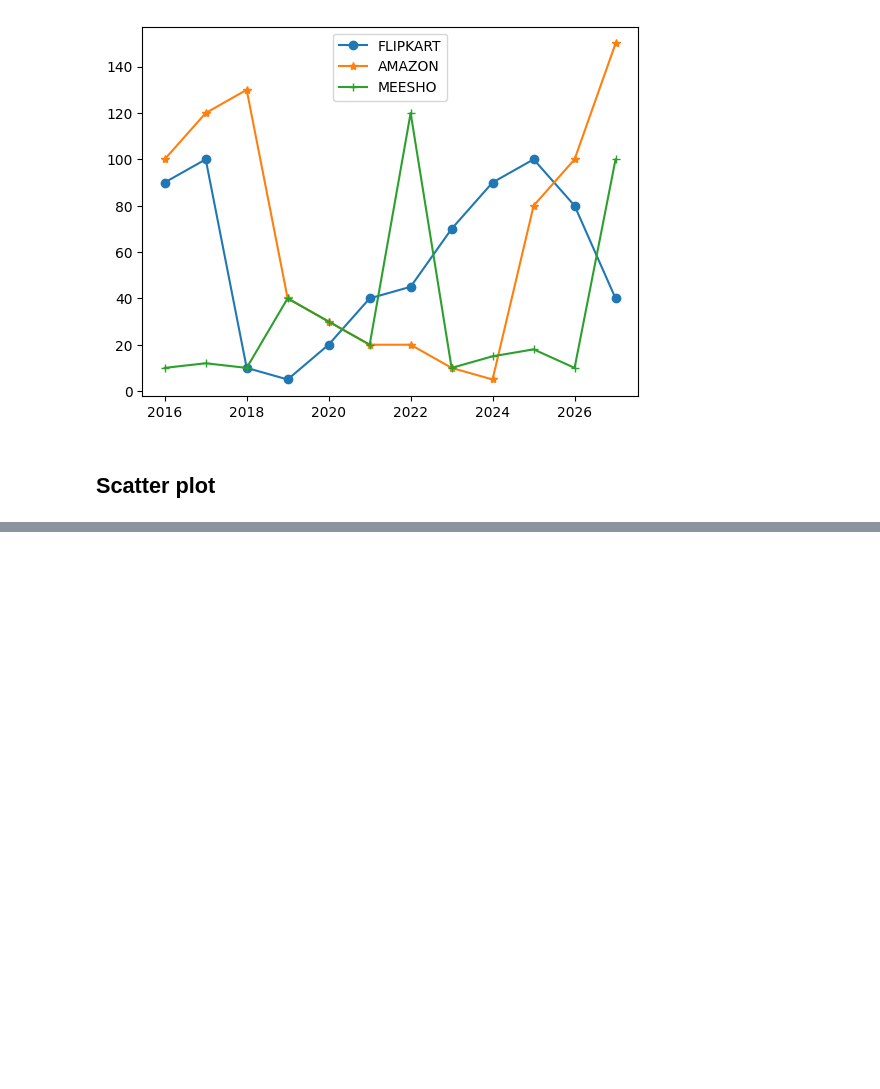
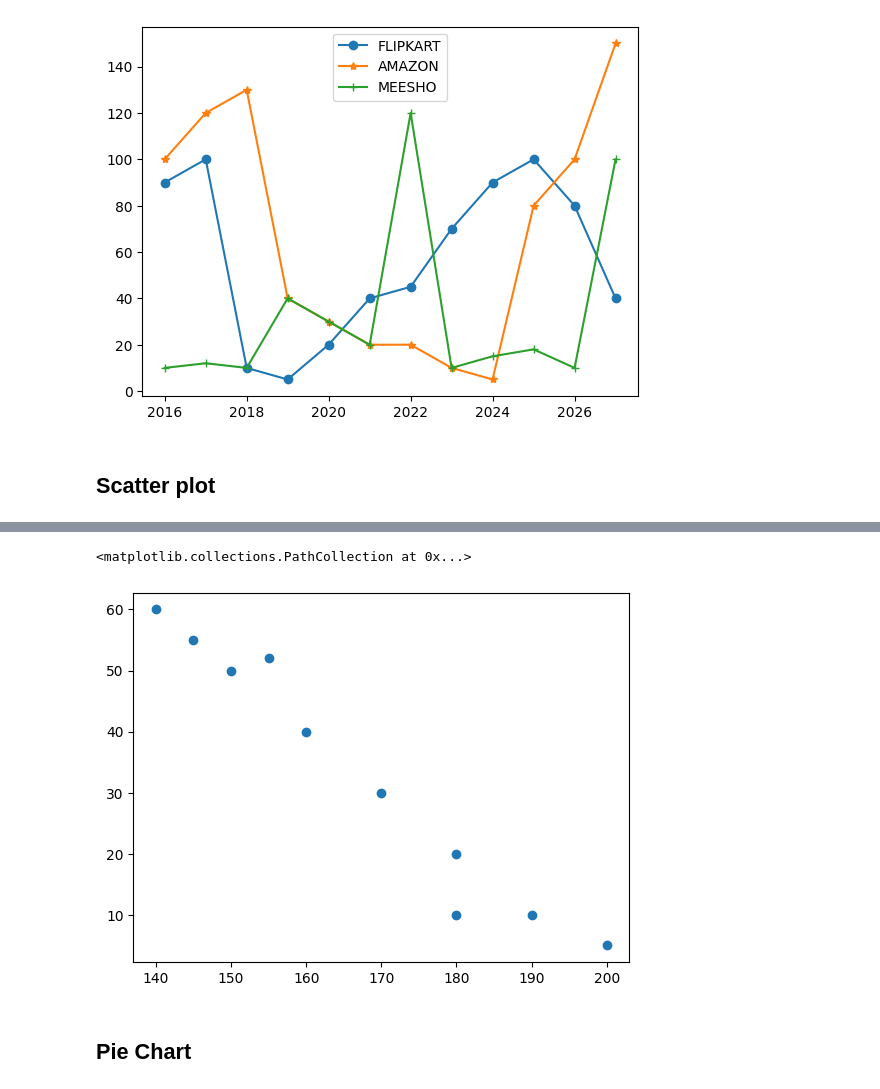
Before and after one commit to vindukummara/Data-Analytics-DA22, a Jupyter notebook: DA22_Matplotlib.ipynb, the cells around one changed output, grey strips where cells are left out. Cells and saved outputs as stored; diff of their text form; code cells hidden in the pictures; blank space fills up the shorter version.

```diff
--- a/DA22_Matplotlib.ipynb
+++ b/DA22_Matplotlib.ipynb
@@ -206,0 +218,10 @@ plt.legend()
+# %%
+height = [170, 160, 150, 140, 145, 180, 190, 155, 200, 180]
+# weight = [70, 60, 50, 40, 45, 80, 90, 55, 100, 80]
+weight = [30,40,50,60,55,20,10,52,5,10]
+plt.scatter(height,weight)
+# %% [output]
+<matplotlib.collections.PathCollection at 0x...>
+[figure, added]
+# %% [markdown]
+## Pie Chart
```
Also changed, not shown: parts of 42 cells of this notebook.
